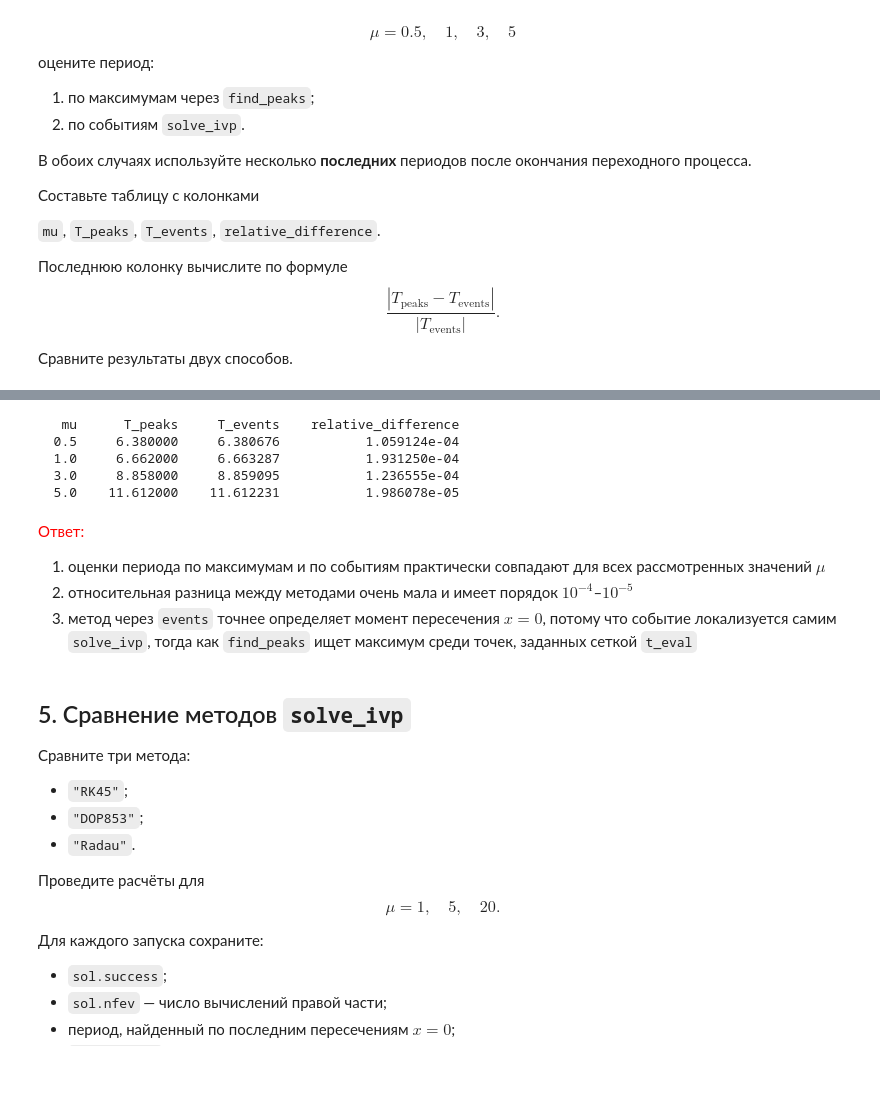
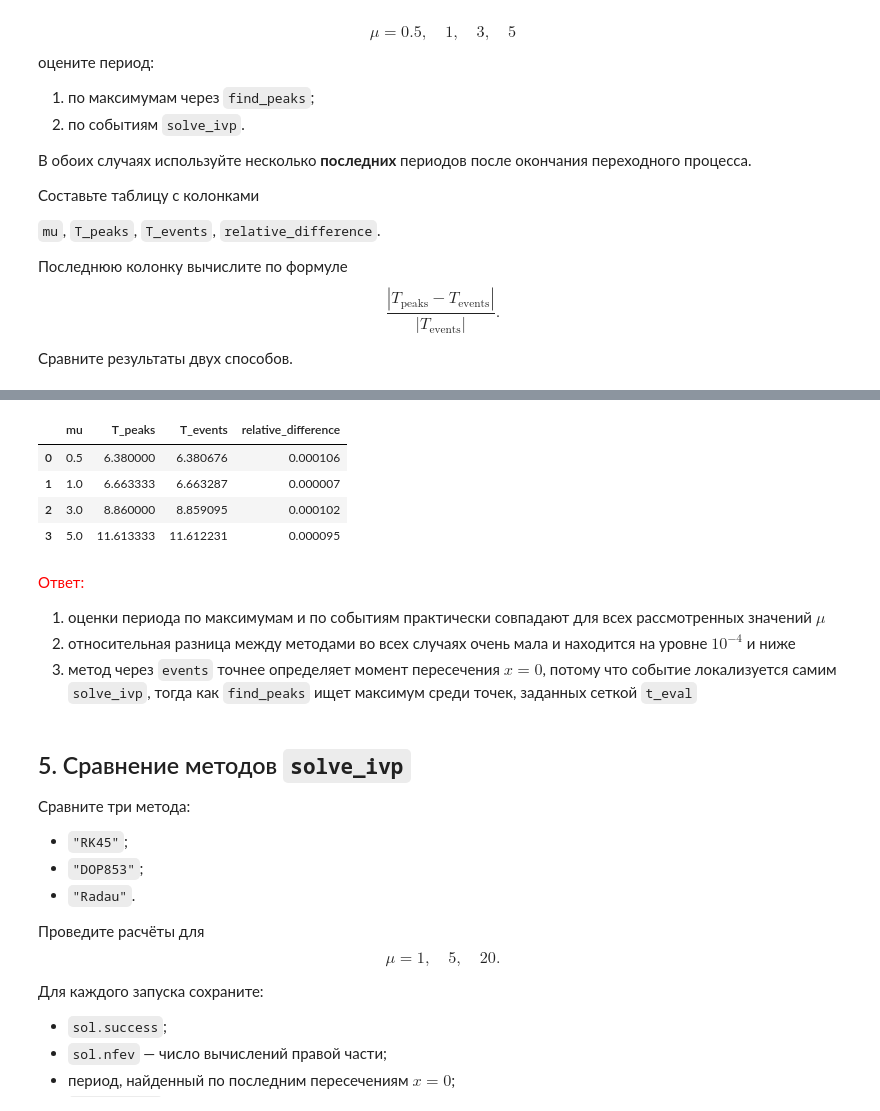
Before and after one commit to Just-Maxx/prac_7th_sem, a Jupyter notebook: task2/seminar02_vanderpol_scientific_python_student_homework.ipynb, the cells around one changed output, grey strips where cells are left out. Saved outputs shown, nothing was run; the diff lists cells and outputs as text; code cells hidden in the pictures; blank space fills up the shorter version.

```diff
--- a/task2/seminar02_vanderpol_scientific_python_student_homework.ipynb
+++ b/task2/seminar02_vanderpol_scientific_python_student_homework.ipynb
@@ -779,73 +812,66 @@ $$
 # %%
 # Ваш код для задания 4
-
 def x_zero(t, state, mu):
     return state[0]
 
 
 x_zero.direction = 1
 x_zero.terminal = False
 
 
-def compare_periods(mu, t_end=200, t_cut=100):
-    t_eval = np.linspace(0, t_end, 20001)
+mu_values = [0.5, 1.0, 3.0, 5.0]
 
+results = []
+
+for mu_value in mu_values:
+    # Способ 1: период по максимумам
+    _, T_peaks = cycle_stats(
+        mu_value,
+        t_end=200,
+        t_cut=100,
+    )
+
+    # Способ 2: период по пересечениям x = 0
     sol_mu = solve_ivp(
         vdp,
-        (0, t_end),
+        (0, 200),
         [0.1, 0.0],
-        t_eval=t_eval,
-        args=(mu,),
+        args=(mu_value,),
         events=x_zero,
         rtol=1e-8,
         atol=1e-10,
     )
 
-    # Период по максимумам
-    mask = sol_mu.t >= t_cut
-    t = sol_mu.t[mask]
-    x = sol_mu.y[0, mask]
-
-    peaks, _ = find_peaks(x, prominence=0.5)
-    peak_times = t[peaks]
-
-    T_peaks = np.diff(peak_times[-6:]).mean()
-
-    # Период по пересечениям x = 0 в положительном направлении
     event_times = sol_mu.t_events[0]
-    event_times = event_times[event_times >= t_cut]
+    event_times = event_times[event_times >= 100]
 
     T_events = np.diff(event_times[-6:]).mean()
 
-    relative_difference = abs(T_peaks - T_events) / abs(T_events)
+    relative_difference = (
+        abs(T_peaks - T_events) / abs(T_events)
+    )
 
-    return T_peaks, T_events, relative_difference
+    results.append({
+        "mu": mu_value,
+        "T_peaks": T_peaks,
+        "T_events": T_events,
+        "relative_difference": relative_difference,
+    })
 
 
-mu_values = [0.5, 1.0, 3.0, 5.0]
-
-print(f"{'mu':>5} {'T_peaks':>12} {'T_events':>12} {'relative_difference':>22}")
-
-for mu_value in mu_values:
-    T_peaks, T_events, relative_difference = compare_periods(mu_value)
-
-    print(
-        f"{mu_value:5.1f} "
-        f"{T_peaks:12.6f} "
-        f"{T_events:12.6f} "
-        f"{relative_difference:22.6e}"
-    )
+period_df = pd.DataFrame(results)
+period_df
 # %% [output]
-   mu      T_peaks     T_events    relative_difference
-  0.5     6.380000     6.380676           1.059124e-04
-  1.0     6.662000     6.663287           1.931250e-04
-  3.0     8.858000     8.859095           1.236555e-04
-  5.0    11.612000    11.612231           1.986078e-05
+|  | mu | T_peaks | T_events | relative_difference |
+| 0 | 0.5 | 6.380000 | 6.380676 | 0.000106 |
+| 1 | 1.0 | 6.663333 | 6.663287 | 0.000007 |
+| 2 | 3.0 | 8.860000 | 8.859095 | 0.000102 |
+| 3 | 5.0 | 11.613333 | 11.612231 | 0.000095 |
 # %% [markdown]
 <span style="color:red">Ответ:</span>
 
 1. оценки периода по максимумам и по событиям практически совпадают для всех рассмотренных значений $\mu$
-2. относительная разница между методами очень мала и имеет порядок $10^{-4}$–$10^{-5}$
+2. относительная разница между методами во всех случаях очень мала и находится на уровне $10^{-4}$ и ниже
 3. метод через `events` точнее определяет момент пересечения $x=0$, потому что событие локализуется самим `solve_ivp`, тогда как `find_peaks` ищет максимум среди точек, заданных сеткой `t_eval`
 # %% [markdown]
 ## 5. Сравнение методов `solve_ivp`
```
Also changed, not shown: parts of 16 cells of this notebook, 1 other file.
